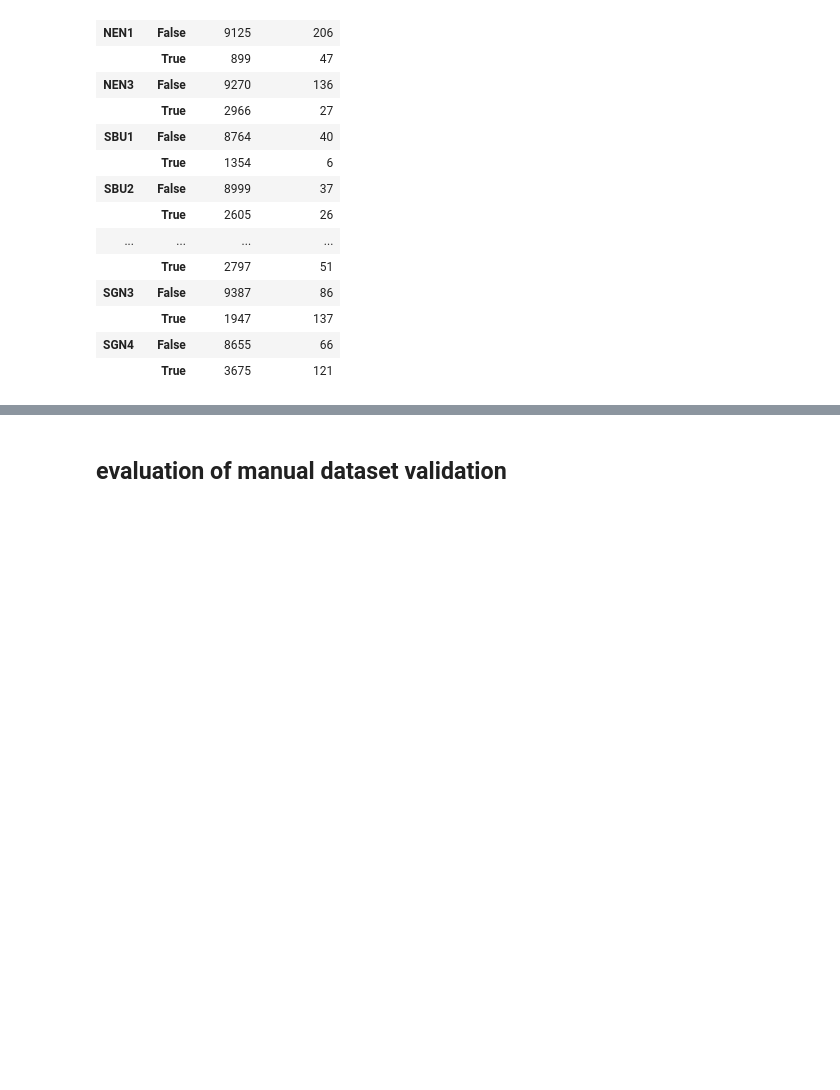
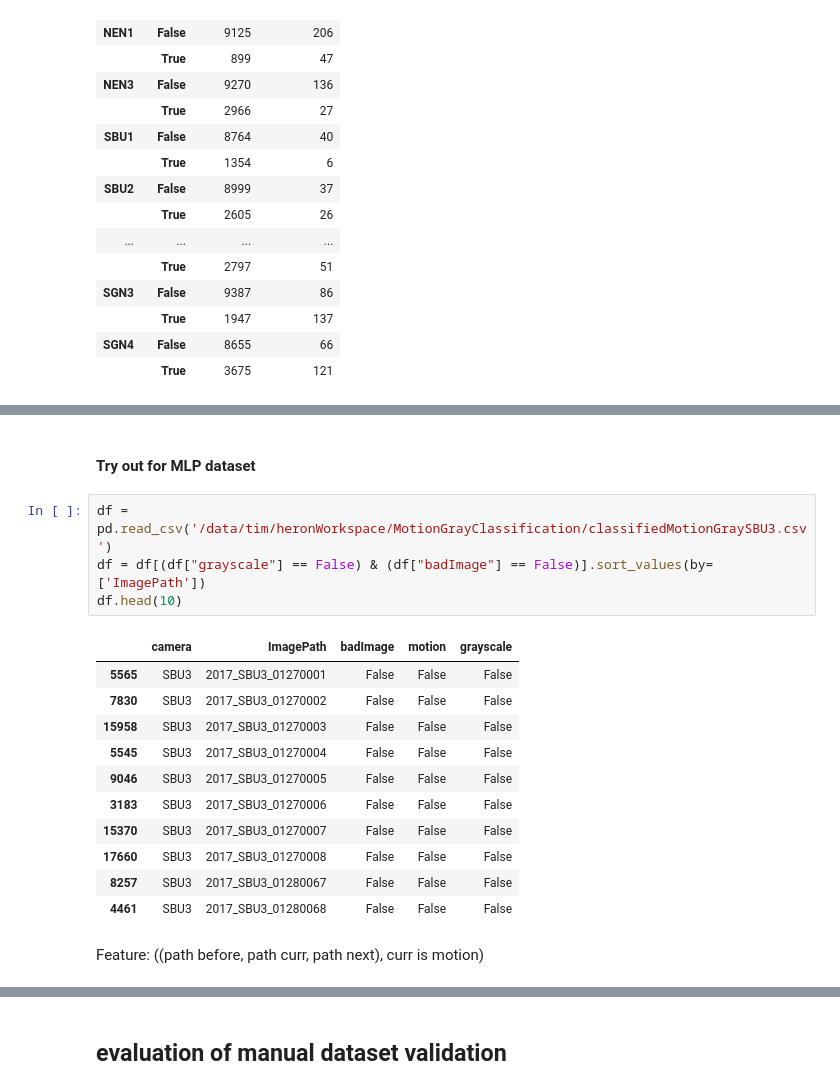
Before and after one commit to klusertim/heronWorkspace, a Jupyter notebook: playAround.ipynb, the cells around one changed output, grey strips where cells are left out. Cells and saved outputs as stored; diff of their text form; blank space fills up the shorter version.

Commit message:
consecutive img dataset

```diff
--- a/playAround.ipynb
+++ b/playAround.ipynb
@@ -557,3 +575,23 @@ cameraDataDF[(cameraDataDF["camera"] == "SBU1") & (cameraDataDF["grey heron"] ==
 | 1484 | SBU1 | t | NaN | NaN | 6060269.0 | 6060269.0 | NaN | NaN | Common Merganser (Mergus merganser) | SBU | ... |
 | 1497 | SBU1 | NaN | NaN | NaN | 6290617.0 | 6290617.0 | NaN | NaN | Common Merganser (Mergus merganser) | SBU | ... |
 | 1504 | SBU1 | NaN | NaN | NaN | 7060317.0 | 7060317.0 | NaN | NaN | Eurasian Sparrowhawk (Accipiter n... | SBU | ... |
+# %% [markdown]
+#### Try out for MLP dataset
+# %%
+df = pd.read_csv('/data/tim/heronWorkspace/MotionGrayClassification/classifiedMotionGraySBU3.csv')
+df = df[(df["grayscale"] == False) & (df["badImage"] == False)].sort_values(by=['ImagePath'])
+df.head(10)
+# %% [output]
+|  | camera | ImagePath | badImage | motion | grayscale |
+| 5565 | SBU3 | 2017_SBU3_01270001 | False | False | False |
+| 7830 | SBU3 | 2017_SBU3_01270002 | False | False | False |
+| 15958 | SBU3 | 2017_SBU3_01270003 | False | False | False |
+| 5545 | SBU3 | 2017_SBU3_01270004 | False | False | False |
+| 9046 | SBU3 | 2017_SBU3_01270005 | False | False | False |
+| 3183 | SBU3 | 2017_SBU3_01270006 | False | False | False |
+| 15370 | SBU3 | 2017_SBU3_01270007 | False | False | False |
+| 17660 | SBU3 | 2017_SBU3_01270008 | False | False | False |
+| 8257 | SBU3 | 2017_SBU3_01280067 | False | False | False |
+| 4461 | SBU3 | 2017_SBU3_01280068 | False | False | False |
+# %% [markdown]
+Feature: ((path before, path curr, path next), curr is motion)
```
Also changed, not shown: parts of 7 cells of this notebook, 2 other files.
